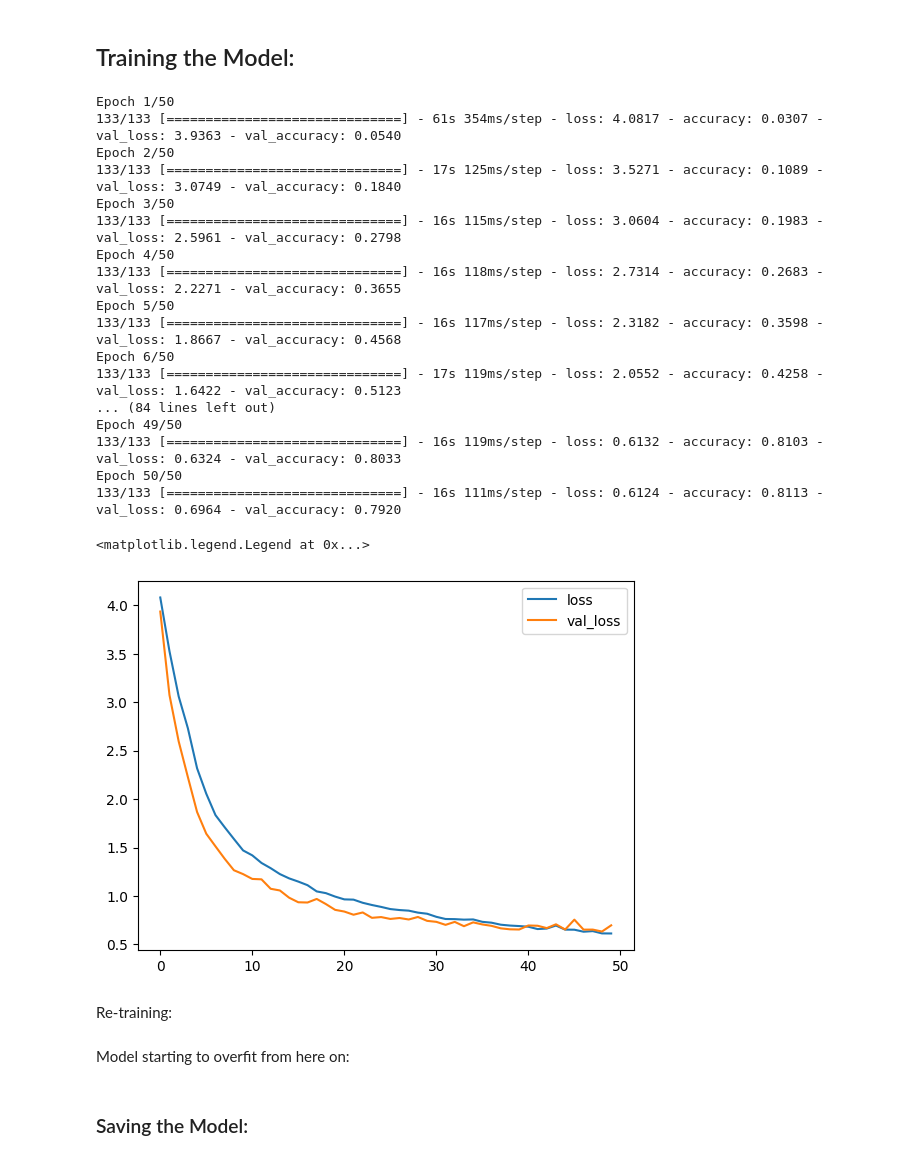
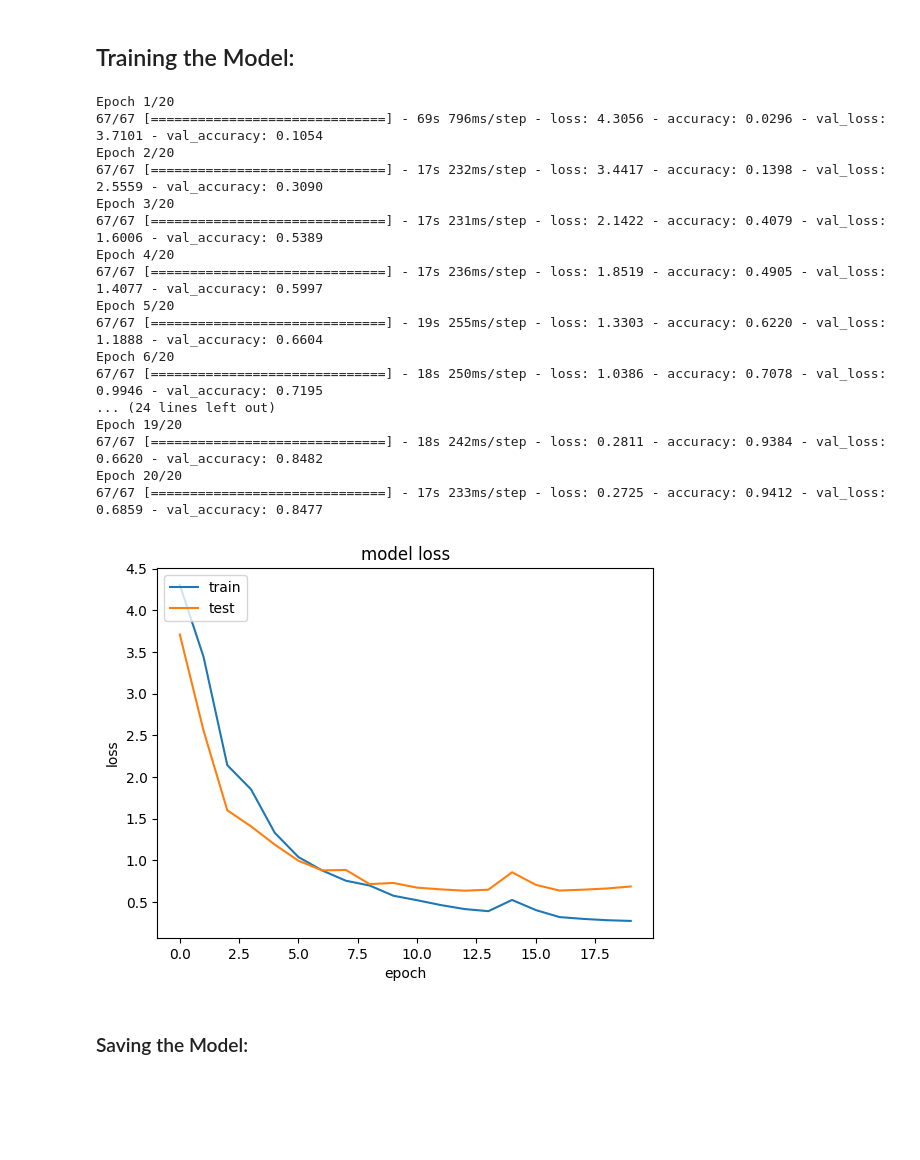
Before and after one commit to 37743/37743, a Jupyter notebook: nn-arabic-handwriting-320210207.ipynb, the cells around one changed output. Cells and saved outputs as stored; diff of their text form; code cells hidden in the pictures; blank space fills up the shorter version.

```diff
--- a/nn-arabic-handwriting-320210207.ipynb
+++ b/nn-arabic-handwriting-320210207.ipynb
@@ -56,8 +54,9 @@ datasets = ['/kaggle/input/arabic-letters-classification/Final_Arabic_Alpha_data
            '/kaggle/input/arabic-letters-classification/Final_Arabic_Alpha_dataset/Final_Arabic_Alpha_dataset']
 NUM_CLASS = 65
 IMAGE_SIZE = (128,128)
-BATCH_SIZE = 256
+BATCH_SIZE = 512
 SEED = 43
+EPOCHS = 20
 LABEL_NAMES = [i for i in range(NUM_CLASS)]
 # %% [markdown]
 - There are 65 classes to classify into (0-64)
@@ -132,22 +134,24 @@ for images, labels in train_images:
 # %%
 model = tf.keras.Sequential([
     tf.keras.layers.Rescaling(1./255),
-    tf.keras.layers.RandomZoom(height_factor=(-.2,.3), width_factor=(-.2,.3)),
-    tf.keras.layers.RandomRotation((-.2,.3)),
-#     tf.keras.layers.RandomWidth(.2, interpolation='bilinear'),
-    tf.keras.layers.Conv2D(16, (3, 3), activation = 'relu', padding = 'same',  input_shape=(IMAGE_SIZE[0],IMAGE_SIZE[1],1)),
+#     tf.keras.layers.RandomZoom(height_factor=(-.3,.3), width_factor=(-.3,.3)),
+#     tf.keras.layers.RandomRotation((-.3,.3)),
+    tf.keras.layers.Conv2D(16, (5, 5), activation = 'relu', padding = 'same',  input_shape=(IMAGE_SIZE[0],IMAGE_SIZE[1],1)),
     tf.keras.layers.MaxPooling2D(2, 2),
-    tf.keras.layers.Conv2D(32, (3, 3), activation = 'relu', padding = 'same'),
+    tf.keras.layers.Conv2D(32, (5, 5), activation = 'relu', padding = 'same'),
+    tf.keras.layers.MaxPooling2D(2, 2),
+    tf.keras.layers.Conv2D(64, (4, 4), activation = 'relu', padding = 'same'),
     tf.keras.layers.MaxPooling2D(2, 2),
     tf.keras.layers.Conv2D(64, (3, 3), activation = 'relu', padding = 'same'),
     tf.keras.layers.MaxPooling2D(2, 2),
     tf.keras.layers.Conv2D(128, (3, 3), activation = 'relu', padding = 'same'),
     tf.keras.layers.MaxPooling2D(2, 2),
-# #     tf.keras.layers.BatchNormalization(),
+    tf.keras.layers.Conv2D(128, (3, 3), activation = 'relu', padding = 'same'),
+    tf.keras.layers.MaxPooling2D(2, 2),
     tf.keras.layers.Flatten(),
-#     tf.keras.layers.Dense(128, activation='relu',
-#                            kernel_regularizer=tf.keras.regularizers.l2(0.001)
-#                          ),
-    tf.keras.layers.Dense(256, activation='relu'),
+    tf.keras.layers.Dense(1024, activation='relu',
+                           kernel_regularizer=tf.keras.regularizers.l2(0.001)
+                         ),
+    tf.keras.layers.Dropout(0.1),
     tf.keras.layers.Dense(NUM_CLASS, activation=tf.nn.softmax)
 ])
@@ -183,31 +206,32 @@ model.compile(optimizer = Adam(learning_rate= 0.001), loss = 'categorical_crosse
 # %%
 h1 = model.fit(train_images,
               validation_data=train_validation,
-              epochs=50)
+              epochs=EPOCHS)
 # %% [output]
-Epoch 1/50
-133/133 [==============================] - 61s 354ms/step - loss: 4.0817 - accuracy: 0.0307 - val_loss: 3.9363 - val_accuracy: 0.0540
-Epoch 2/50
-133/133 [==============================] - 17s 125ms/step - loss: 3.5271 - accuracy: 0.1089 - val_loss: 3.0749 - val_accuracy: 0.1840
-Epoch 3/50
-133/133 [==============================] - 16s 115ms/step - loss: 3.0604 - accuracy: 0.1983 - val_loss: 2.5961 - val_accuracy: 0.2798
-Epoch 4/50
-133/133 [==============================] - 16s 118ms/step - loss: 2.7314 - accuracy: 0.2683 - val_loss: 2.2271 - val_accuracy: 0.3655
-Epoch 5/50
-133/133 [==============================] - 16s 117ms/step - loss: 2.3182 - accuracy: 0.3598 - val_loss: 1.8667 - val_accuracy: 0.4568
-Epoch 6/50
-133/133 [==============================] - 17s 119ms/step - loss: 2.0552 - accuracy: 0.4258 - val_loss: 1.6422 - val_accuracy: 0.5123
-... (84 lines left out)
-Epoch 49/50
-133/133 [==============================] - 16s 119ms/step - loss: 0.6132 - accuracy: 0.8103 - val_loss: 0.6324 - val_accuracy: 0.8033
-Epoch 50/50
-133/133 [==============================] - 16s 111ms/step - loss: 0.6124 - accuracy: 0.8113 - val_loss: 0.6964 - val_accuracy: 0.7920
+Epoch 1/20
+67/67 [==============================] - 69s 796ms/step - loss: 4.3056 - accuracy: 0.0296 - val_loss: 3.7101 - val_accuracy: 0.1054
+Epoch 2/20
+67/67 [==============================] - 17s 232ms/step - loss: 3.4417 - accuracy: 0.1398 - val_loss: 2.5559 - val_accuracy: 0.3090
+Epoch 3/20
+67/67 [==============================] - 17s 231ms/step - loss: 2.1422 - accuracy: 0.4079 - val_loss: 1.6006 - val_accuracy: 0.5389
+Epoch 4/20
+67/67 [==============================] - 17s 236ms/step - loss: 1.8519 - accuracy: 0.4905 - val_loss: 1.4077 - val_accuracy: 0.5997
+Epoch 5/20
+67/67 [==============================] - 19s 255ms/step - loss: 1.3303 - accuracy: 0.6220 - val_loss: 1.1888 - val_accuracy: 0.6604
+Epoch 6/20
+67/67 [==============================] - 18s 250ms/step - loss: 1.0386 - accuracy: 0.7078 - val_loss: 0.9946 - val_accuracy: 0.7195
+... (24 lines left out)
+Epoch 19/20
+67/67 [==============================] - 18s 242ms/step - loss: 0.2811 - accuracy: 0.9384 - val_loss: 0.6620 - val_accuracy: 0.8482
+Epoch 20/20
+67/67 [==============================] - 17s 233ms/step - loss: 0.2725 - accuracy: 0.9412 - val_loss: 0.6859 - val_accuracy: 0.8477
 # %%
-plt.plot(h1.history['loss'], label='loss')
-plt.plot(h1.history['val_loss'], label='val_loss')
-plt.legend()
+plt.plot(h1.history['loss'])
+plt.plot(h1.history['val_loss'])
+plt.title('model loss')
+plt.ylabel('loss')
+plt.xlabel('epoch')
+plt.legend(['train', 'test'], loc='upper left')
+plt.show()
 # %% [output]
-<matplotlib.legend.Legend at 0x...>
-[figure, old version]
+[figure, new version]
-# %% [markdown]
-Re-training:
@@ -216,2 +237,0 @@ Re-training:
-# %% [markdown]
-Model starting to overfit from here on:
```
Also changed, not shown: parts of 19 cells of this notebook.
